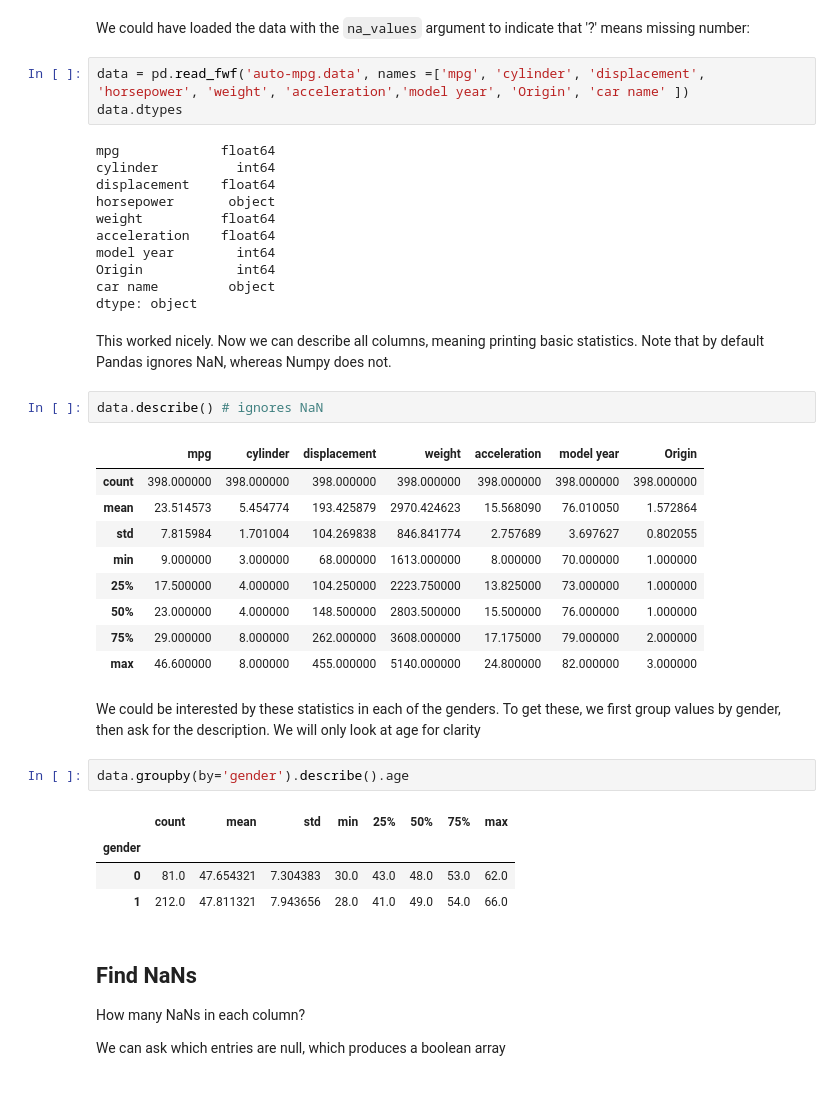
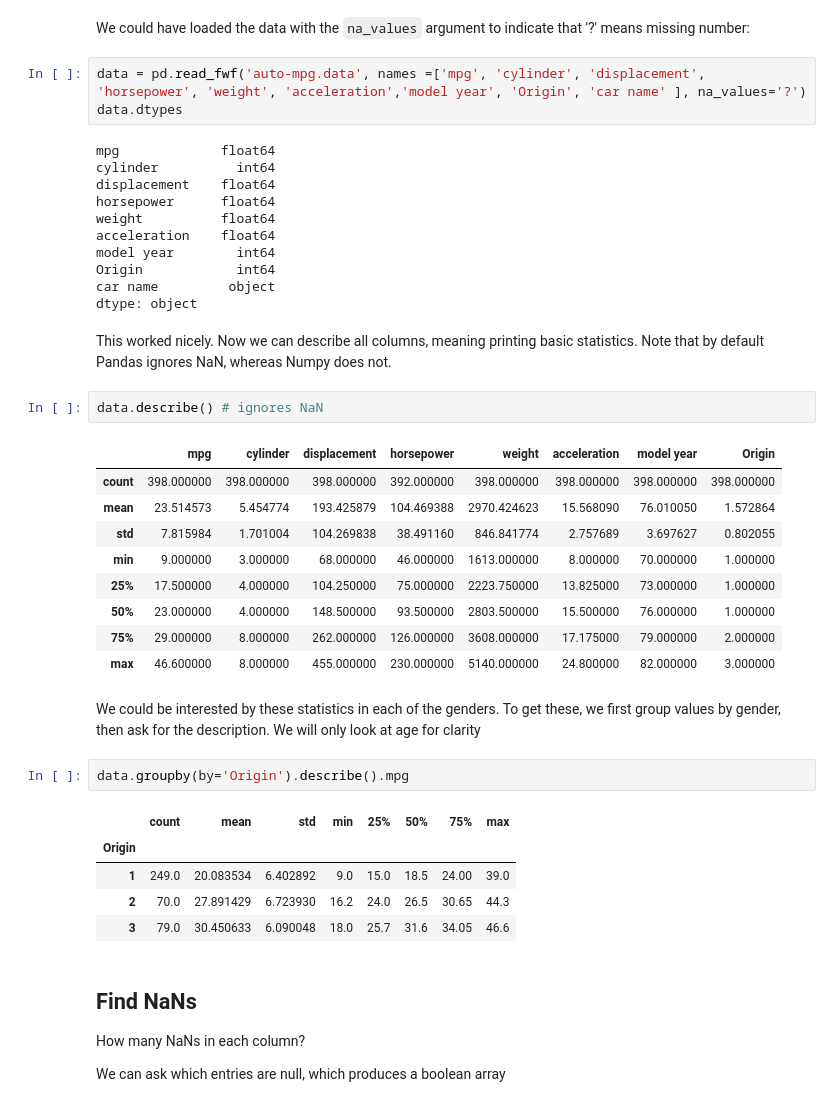
Before and after one commit to ENSF611/lab0-data-and-visualization-review-Dele-Oyelese, a Jupyter notebook: lab0-pandas-auto_mpg.ipynb, the cells around one changed output. Drawn from its saved outputs; the diff is of its cells as text.

```diff
--- a/lab0-pandas-auto_mpg.ipynb
+++ b/lab0-pandas-auto_mpg.ipynb
@@ -329,13 +113,13 @@ dtype: object
 # %% [markdown]
 We could have loaded the data with the `na_values` argument to indicate that '?' means missing number:
 # %%
-data = pd.read_fwf('auto-mpg.data', names =['mpg', 'cylinder', 'displacement', 'horsepower', 'weight', 'acceleration','model year', 'Origin', 'car name' ])
+data = pd.read_fwf('auto-mpg.data', names =['mpg', 'cylinder', 'displacement', 'horsepower', 'weight', 'acceleration','model year', 'Origin', 'car name' ], na_values='?')
 data.dtypes
 # %% [output]
 mpg             float64
 cylinder          int64
 displacement    float64
-horsepower       object
+horsepower      float64
 weight          float64
 acceleration    float64
 model year        int64
@@ -347,24 +131,25 @@ This worked nicely. Now we can describe all columns, meaning printing basic stat
 # %%
 data.describe() # ignores NaN
 # %% [output]
-|  | mpg | cylinder | displacement | weight | acceleration | model year | Origin |
-| count | 398.000000 | 398.000000 | 398.000000 | 398.000000 | 398.000000 | 398.000000 | 398.000000 |
-| mean | 23.514573 | 5.454774 | 193.425879 | 2970.424623 | 15.568090 | 76.010050 | 1.572864 |
-| std | 7.815984 | 1.701004 | 104.269838 | 846.841774 | 2.757689 | 3.697627 | 0.802055 |
-| min | 9.000000 | 3.000000 | 68.000000 | 1613.000000 | 8.000000 | 70.000000 | 1.000000 |
-| 25% | 17.500000 | 4.000000 | 104.250000 | 2223.750000 | 13.825000 | 73.000000 | 1.000000 |
-| 50% | 23.000000 | 4.000000 | 148.500000 | 2803.500000 | 15.500000 | 76.000000 | 1.000000 |
-| 75% | 29.000000 | 8.000000 | 262.000000 | 3608.000000 | 17.175000 | 79.000000 | 2.000000 |
-| max | 46.600000 | 8.000000 | 455.000000 | 5140.000000 | 24.800000 | 82.000000 | 3.000000 |
+|  | mpg | cylinder | displacement | horsepower | weight | acceleration | model year | Origin |
+| count | 398.000000 | 398.000000 | 398.000000 | 392.000000 | 398.000000 | 398.000000 | 398.000000 | 398.000000 |
+| mean | 23.514573 | 5.454774 | 193.425879 | 104.469388 | 2970.424623 | 15.568090 | 76.010050 | 1.572864 |
+| std | 7.815984 | 1.701004 | 104.269838 | 38.491160 | 846.841774 | 2.757689 | 3.697627 | 0.802055 |
+| min | 9.000000 | 3.000000 | 68.000000 | 46.000000 | 1613.000000 | 8.000000 | 70.000000 | 1.000000 |
+| 25% | 17.500000 | 4.000000 | 104.250000 | 75.000000 | 2223.750000 | 13.825000 | 73.000000 | 1.000000 |
+| 50% | 23.000000 | 4.000000 | 148.500000 | 93.500000 | 2803.500000 | 15.500000 | 76.000000 | 1.000000 |
+| 75% | 29.000000 | 8.000000 | 262.000000 | 126.000000 | 3608.000000 | 17.175000 | 79.000000 | 2.000000 |
+| max | 46.600000 | 8.000000 | 455.000000 | 230.000000 | 5140.000000 | 24.800000 | 82.000000 | 3.000000 |
 # %% [markdown]
 We could be interested by these statistics in each of the genders. To get these, we first group values by gender, then ask for the description. We will only look at age for clarity
 # %%
-data.groupby(by='gender').describe().age
+data.groupby(by='Origin').describe().mpg
 # %% [output]
 |  | count | mean | std | min | 25% | 50% | 75% | max |
-| gender |  |  |  |  |  |  |  |  |
-| 0 | 81.0 | 47.654321 | 7.304383 | 30.0 | 43.0 | 48.0 | 53.0 | 62.0 |
-| 1 | 212.0 | 47.811321 | 7.943656 | 28.0 | 41.0 | 49.0 | 54.0 | 66.0 |
+| Origin |  |  |  |  |  |  |  |  |
+| 1 | 249.0 | 20.083534 | 6.402892 | 9.0 | 15.0 | 18.5 | 24.00 | 39.0 |
+| 2 | 70.0 | 27.891429 | 6.723930 | 16.2 | 24.0 | 26.5 | 30.65 | 44.3 |
+| 3 | 79.0 | 30.450633 | 6.090048 | 18.0 | 25.7 | 31.6 | 34.05 | 46.6 |
 # %% [markdown]
 ## Find NaNs
 How many NaNs in each column?
```
Also changed, not shown: parts of 38 cells of this notebook, 5 other files.
